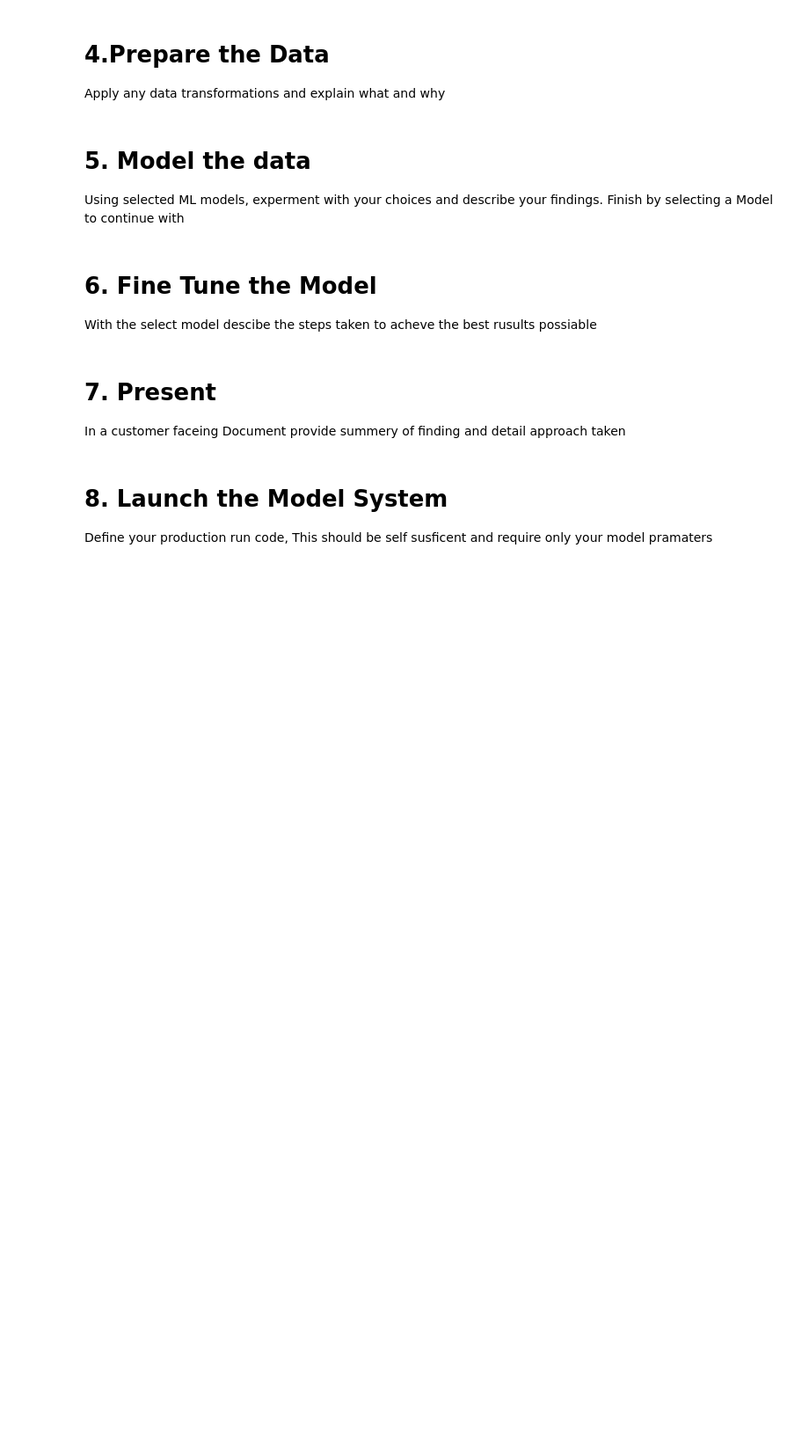
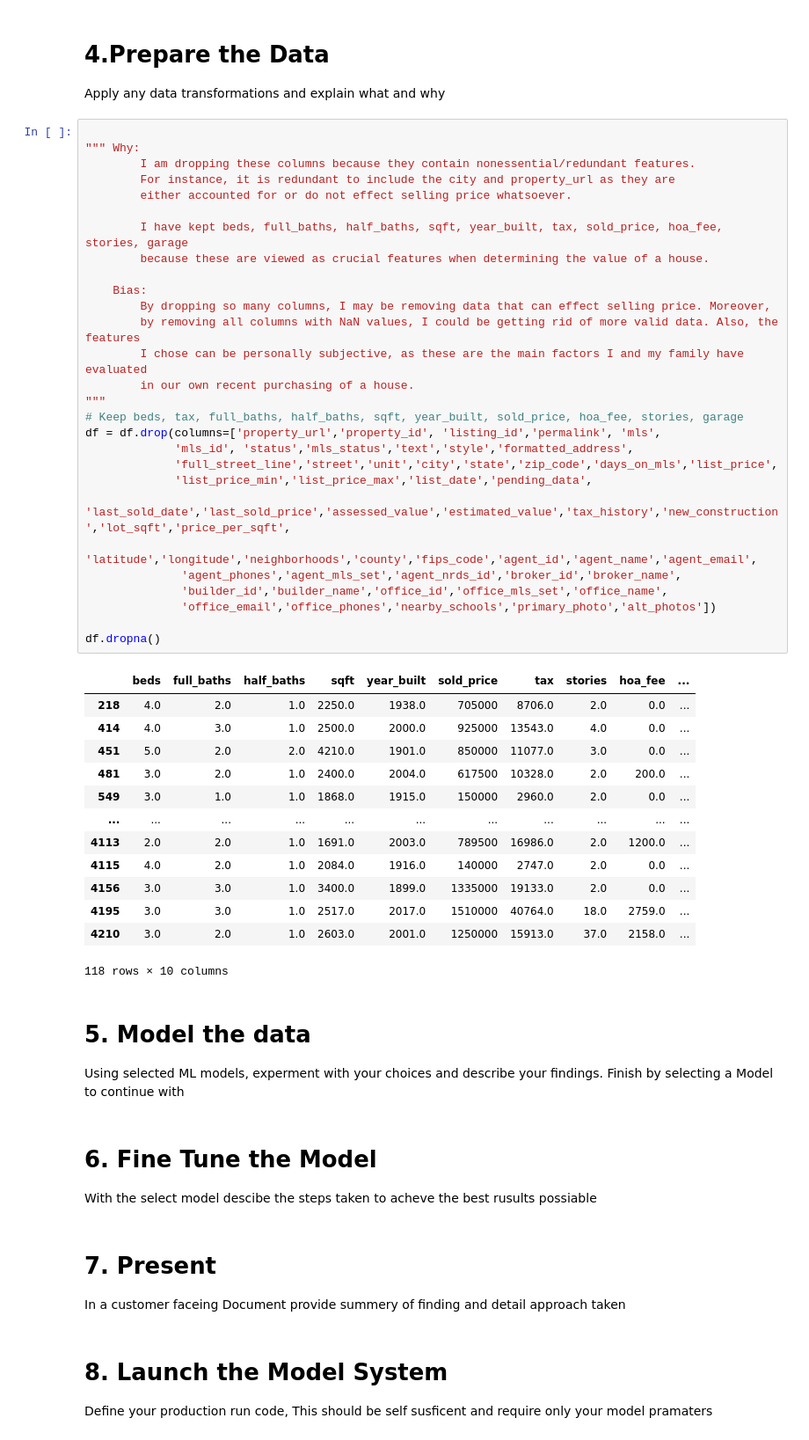
Before and after one commit to 1002215/ML, a Jupyter notebook: Project_2/Project_2.ipynb, the cells around one changed output. Shown at 88% size. Saved outputs shown, nothing was run; the diff lists cells and outputs as text; blank space fills up the shorter version.

```diff
--- a/Project_2/Project_2.ipynb
+++ b/Project_2/Project_2.ipynb
@@ -70,6 +113,48 @@ Gain insights into the data you have from step 2, making sure to identify any bi
 
 
 Apply any data transformations and explain what and why
+# %%
+
+""" Why:
+        I am dropping these columns because they contain nonessential/redundant features.
+        For instance, it is redundant to include the city and property_url as they are
+        either accounted for or do not effect selling price whatsoever.
+
+        I have kept beds, full_baths, half_baths, sqft, year_built, tax, sold_price, hoa_fee, stories, garage
+        because these are viewed as crucial features when determining the value of a house.
+
+    Bias:
+        By dropping so many columns, I may be removing data that can effect selling price. Moreover,
+        by removing all columns with NaN values, I could be getting rid of more valid data. Also, the features
+        I chose can be personally subjective, as these are the main factors I and my family have evaluated
+        in our own recent purchasing of a house.
+"""
+# Keep beds, tax, full_baths, half_baths, sqft, year_built, sold_price, hoa_fee, stories, garage
+df = df.drop(columns=['property_url','property_id', 'listing_id','permalink', 'mls',
+             'mls_id', 'status','mls_status','text','style','formatted_address',
+             'full_street_line','street','unit','city','state','zip_code','days_on_mls','list_price',
+             'list_price_min','list_price_max','list_date','pending_data',
+              'last_sold_date','last_sold_price','assessed_value','estimated_value','tax_history','new_construction','lot_sqft','price_per_sqft',
+              'latitude','longitude','neighborhoods','county','fips_code','agent_id','agent_name','agent_email',
+              'agent_phones','agent_mls_set','agent_nrds_id','broker_id','broker_name',
+              'builder_id','builder_name','office_id','office_mls_set','office_name',
+              'office_email','office_phones','nearby_schools','primary_photo','alt_photos'])
+
+df.dropna()
+# %% [output]
+|  | beds | full_baths | half_baths | sqft | year_built | sold_price | tax | stories | hoa_fee | ... |
+| 218 | 4.0 | 2.0 | 1.0 | 2250.0 | 1938.0 | 705000 | 8706.0 | 2.0 | 0.0 | ... |
+| 414 | 4.0 | 3.0 | 1.0 | 2500.0 | 2000.0 | 925000 | 13543.0 | 4.0 | 0.0 | ... |
+| 451 | 5.0 | 2.0 | 2.0 | 4210.0 | 1901.0 | 850000 | 11077.0 | 3.0 | 0.0 | ... |
+| 481 | 3.0 | 2.0 | 1.0 | 2400.0 | 2004.0 | 617500 | 10328.0 | 2.0 | 200.0 | ... |
+| 549 | 3.0 | 1.0 | 1.0 | 1868.0 | 1915.0 | 150000 | 2960.0 | 2.0 | 0.0 | ... |
+| ... | ... | ... | ... | ... | ... | ... | ... | ... | ... | ... |
+| 4113 | 2.0 | 2.0 | 1.0 | 1691.0 | 2003.0 | 789500 | 16986.0 | 2.0 | 1200.0 | ... |
+| 4115 | 4.0 | 2.0 | 1.0 | 2084.0 | 1916.0 | 140000 | 2747.0 | 2.0 | 0.0 | ... |
+| 4156 | 3.0 | 3.0 | 1.0 | 3400.0 | 1899.0 | 1335000 | 19133.0 | 2.0 | 0.0 | ... |
+| 4195 | 3.0 | 3.0 | 1.0 | 2517.0 | 2017.0 | 1510000 | 40764.0 | 18.0 | 2759.0 | ... |
+| 4210 | 3.0 | 2.0 | 1.0 | 2603.0 | 2001.0 | 1250000 | 15913.0 | 37.0 | 2158.0 | ... |
+118 rows × 10 columns
 # %% [markdown]
 # 5. Model the data
 Using selected ML models, experment with your choices and describe your findings. Finish by selecting a Model to continue with
```
Also changed, not shown: parts of 4 cells of this notebook.
